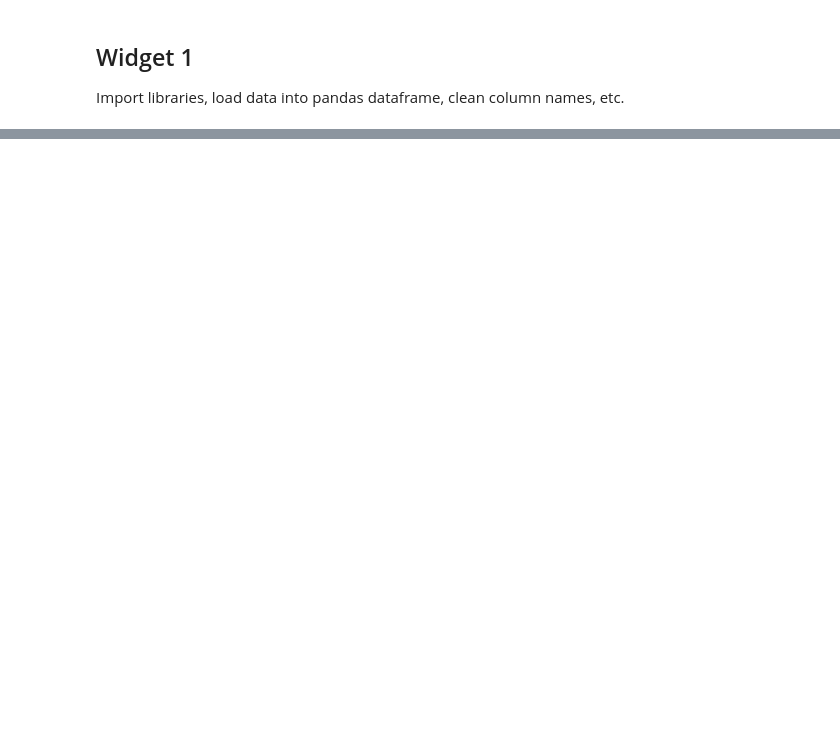
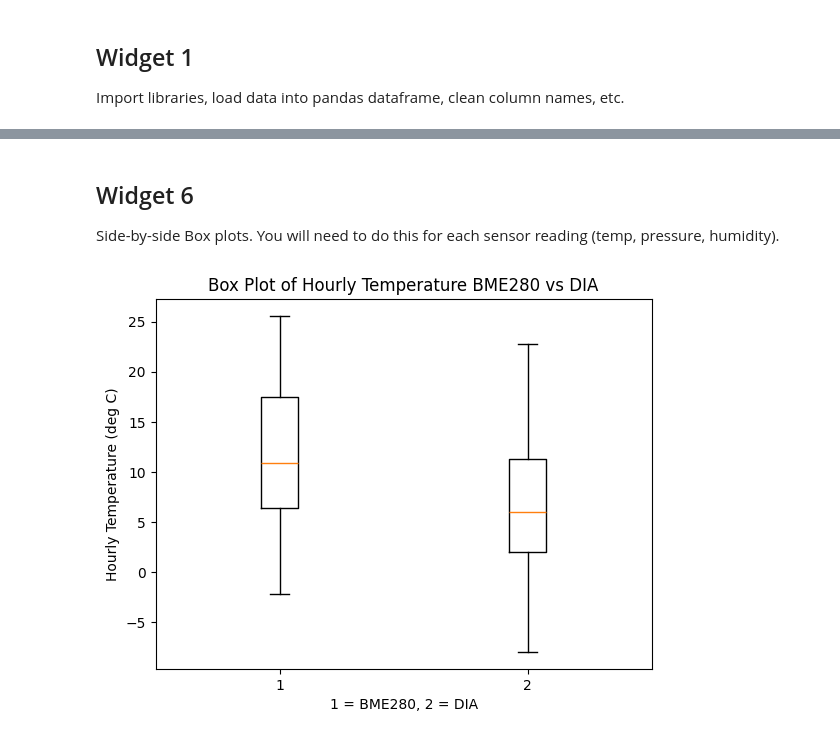
Before and after one commit to guyfrancis/dat1001, a Jupyter notebook: project1/Project1_Widgets.ipynb, the cells around one changed output, grey strips where cells are left out. Saved outputs shown, nothing was run; the diff lists cells and outputs as text; code cells hidden in the pictures; blank space fills up the shorter version.

Commit message:
More Project 1 Widgets

```diff
--- a/project1/Project1_Widgets.ipynb
+++ b/project1/Project1_Widgets.ipynb
@@ -110,0 +171,16 @@ hourly.describe()
+# %% [markdown]
+## Widget 6
+
+Side-by-side Box plots. You will need to do this for each sensor reading (temp, pressure, humidity).
+# %%
+# Create a combined plot for temperature for bme280 sensor and DIA
+fig, ax = plt.subplots()
+
+ax.boxplot([hourly['Temp (deg C)'], dia['temp']])
+plt.xlabel("1 = BME280, 2 = DIA")
+plt.ylabel("Hourly Temperature (deg C)")
+plt.title("Box Plot of Hourly Temperature BME280 vs DIA")
+
+plt.show()
+# %% [output]
+[figure, added]
```
Also changed, not shown: parts of 18 cells of this notebook, 1 other file.
